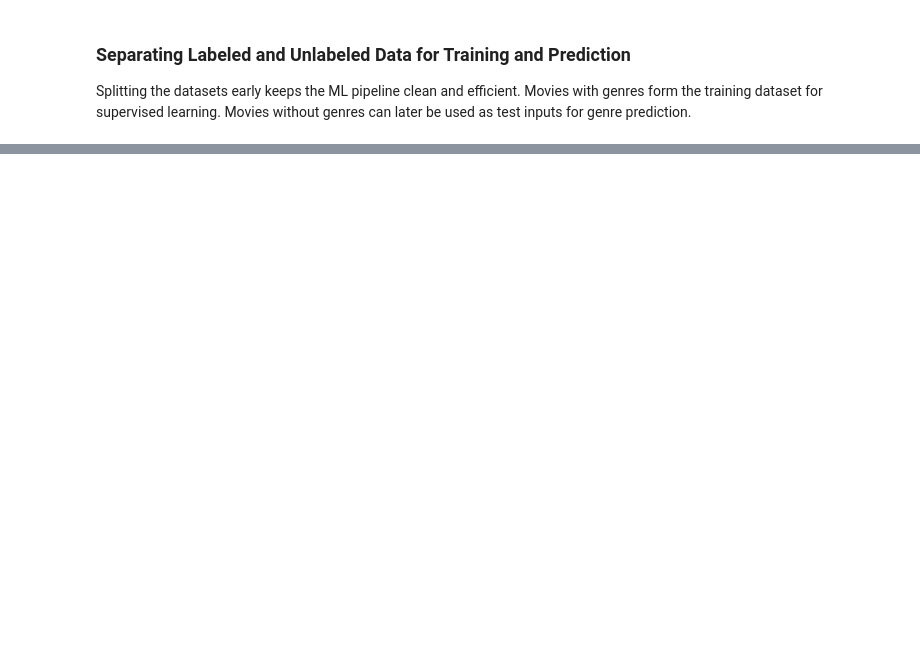
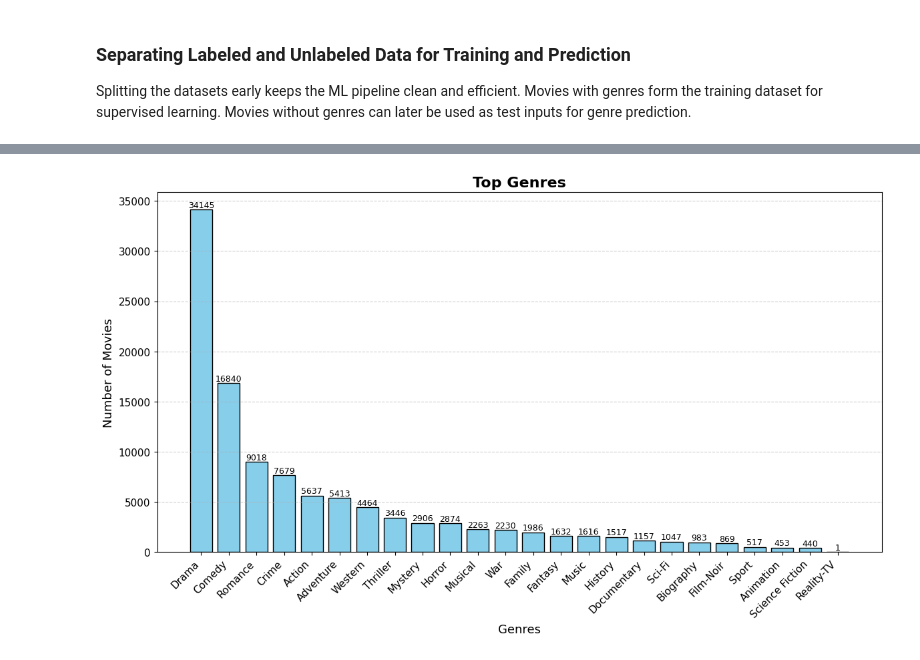
Before and after one commit to BlackNinjaKR/TAGRAI, a Jupyter notebook: Notebook/TAGRAI.ipynb, the cells around one changed output, grey strips where cells are left out. Drawn from its saved outputs; the diff is of its cells as text; code cells hidden in the pictures; blank space fills up the shorter version.

Commit message:
Data Analysis of the Dataset - 1

```diff
--- a/Notebook/TAGRAI.ipynb
+++ b/Notebook/TAGRAI.ipynb
@@ -584,0 +591,11 @@ Movie_Test.csv created with 5146 entries
+# %%
+MOVIE_TRAIN_CSV = "../DATA/raw/Movie_Train.csv"
+df = pd.read_csv(MOVIE_TRAIN_CSV)
+
+# Apply cleaning to genres column
+df["genres"] = df["genres"].apply(clean_genres)
+
+print(df.info()) # Print DataFrame info
+print("\n",df.describe()) # Print summary statistics
+print("\n",df.isnull().sum()) # Print null value counts
+print("\n",df.duplicated().sum()) # Print duplicate counts
@@ -584,0 +640,6 @@ Movie_Test.csv created with 5146 entries
+# %%
+df = df.drop_duplicates()
+df = df.dropna(subset=['genres'])
+
+print(df.duplicated().sum())  # Should return 0
+print(df.shape)  # To verify how many rows are left
@@ -584,0 +653,30 @@ Movie_Test.csv created with 5146 entries
+# %%
+from collections import Counter
+import matplotlib.pyplot as plt
+
+all_genres = df['genres'].dropna().str.split(", ").sum()
+genre_counts = Counter(all_genres)
+
+top_n = 25
+top_genres = genre_counts.most_common(top_n)
+genres, counts = zip(*top_genres)
+
+# Plot
+plt.figure(figsize=(14, 7))
+bars = plt.bar(genres, counts, color='skyblue', edgecolor='black')
+
+# Add value labels on bars
+for bar in bars:
+    height = bar.get_height()
+    plt.text(bar.get_x() + bar.get_width()/2, height + 10, f'{height}',
+             ha='center', va='bottom', fontsize=9)
+
+plt.title(f"Top Genres", fontsize=16, weight='bold')
+plt.xlabel("Genres", fontsize=13)
+plt.ylabel("Number of Movies", fontsize=13)
+plt.xticks(rotation=45, ha='right', fontsize=11)
+plt.yticks(fontsize=11)
+plt.grid(axis='y', linestyle='--', alpha=0.6)
+plt.show()
+# %% [output]
+[figure, added]
```
Also changed, not shown: parts of 14 cells of this notebook, 7 other files.
